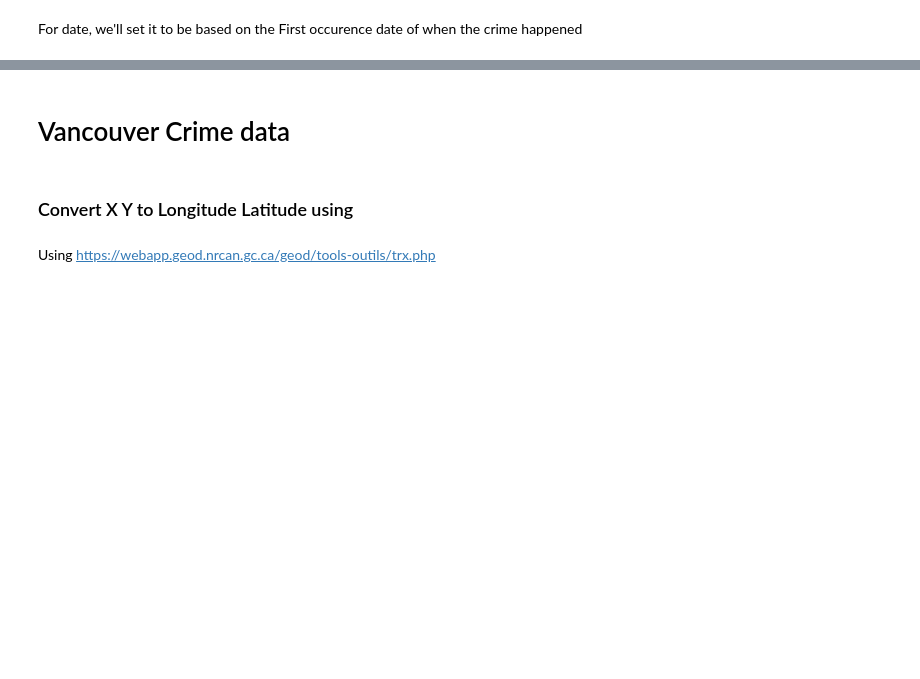
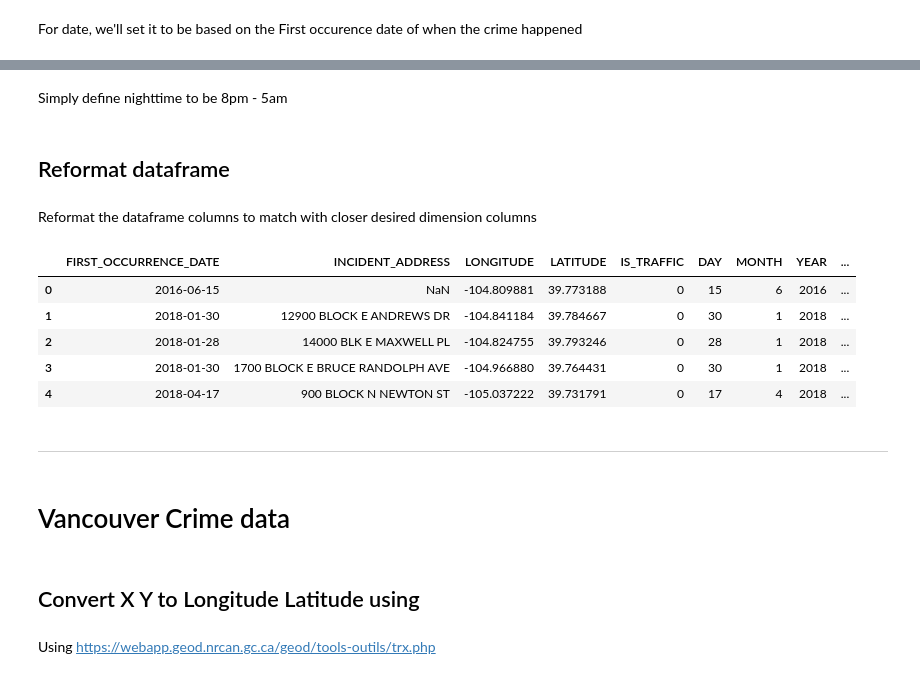
Before and after one commit to Quang-Vinh/Crime-Data-Mart, a Jupyter notebook: 2 - Data Staging/Crime Preprocessing.ipynb, the cells around one changed output, grey strips where cells are left out. Saved outputs shown, nothing was run; the diff lists cells and outputs as text; code cells hidden in the pictures; blank space fills up the shorter version.

```diff
--- a/2 - Data Staging/Crime Preprocessing.ipynb
+++ b/2 - Data Staging/Crime Preprocessing.ipynb
@@ -132,3 +135,10 @@ denver_crimes['IS_MONTH_START'] = denver_crimes['FIRST_OCCURRENCE_DATE'].dt.is_m
 denver_crimes['IS_MONTH_END'] = denver_crimes['FIRST_OCCURRENCE_DATE'].dt.is_month_end
 denver_crimes['IS_YEAR_START'] = denver_crimes['FIRST_OCCURRENCE_DATE'].dt.is_year_start
 denver_crimes['IS_YEAR_END'] = denver_crimes['FIRST_OCCURRENCE_DATE'].dt.is_year_end
+
+
+# Set times
+denver_crimes['FIRST_OCCURRENCE_TIME'] = denver_crimes.FIRST_OCCURRENCE_DATE.dt.time
+denver_crimes['REPORTED_TIME'] = denver_crimes.REPORTED_DATE.dt.time
+denver_crimes['LAST_OCCURRENCE_TIME'] = denver_crimes.LAST_OCCURRENCE_DATE.dt.time
+denver_crimes['FIRST_OCCURRENCE_DATE'] = denver_crimes.FIRST_OCCURRENCE_DATE.dt.date
@@ -135,4 +147,4 @@ denver_crimes['IS_YEAR_END'] = denver_crimes['FIRST_OCCURRENCE_DATE'].dt.is_year
 # %%
 # Add city
 
-denver_crimes['City'] = 'Denver'
+denver_crimes['CITY'] = 'Denver'
@@ -148,0 +182,43 @@ maybe capitalize neighboord names as well
+# %% [markdown]
+Simply define nighttime to be 8pm - 5am
+# %%
+# Is Traffic is already present
+
+# Is Fatal
+denver_crimes['IS_FATAL'] = denver_crimes.OFFENSE_CATEGORY_NAME == 'Murder'
+
+# Is Nighttime
+night_start = time(hour = 20, minute = 0, second = 0)
+night_end = time(hour = 5, minute = 0, second = 0)
+denver_crimes['IS_NIGHTTIME'] = (denver_crimes.FIRST_OCCURRENCE_TIME > night_start) | (denver_crimes.FIRST_OCCURRENCE_TIME < night_end)
+# %% [markdown]
+## Reformat dataframe
+# %% [markdown]
+Reformat the dataframe columns to match with closer desired dimension columns
+# %%
+# Drop unused columns
+cols_drop = ['INCIDENT_ID', 'OFFENSE_ID', 'OFFENSE_CODE', 'OFFENSE_CODE_EXTENSION', 'OFFENSE_TYPE_ID', 'OFFENSE_CATEGORY_ID', 'GEO_X', 'GEO_Y',
+             'DISTRICT_ID', 'PRECINCT_ID', 'NEIGHBORHOOD_ID', 'IS_CRIME', 'LAST_OCCURRENCE_DATE', 'REPORTED_DATE']
+denver_crimes.drop(cols_drop, axis = 1, inplace = True)
+
+
+# Rename cols
+denver_crimes = denver_crimes.rename(
+    columns = {'GEO_LON': 'LONGITUDE',
+               'GEO_LAT': 'LATITUDE',
+               'OFFENSE_TYPE_NAME': 'OFFENSE_TYPE',
+               'OFFENSE_CATEGORY_NAME': 'OFFENSE_CATEGORY',
+               'NEIGHBORHOOD_NAME': 'NEIGHBORHOOD',
+               'INCIDENT_ADDRRESS': 'LOCATION'}
+)
+# %%
+# Check final preprocessed data
+
+denver_crimes.head(5)
+# %% [output]
+|  | FIRST_OCCURRENCE_DATE | INCIDENT_ADDRESS | LONGITUDE | LATITUDE | IS_TRAFFIC | DAY | MONTH | YEAR | ... |
+| 0 | 2016-06-15 | NaN | -104.809881 | 39.773188 | 0 | 15 | 6 | 2016 | ... |
+| 1 | 2018-01-30 | 12900 BLOCK E ANDREWS DR | -104.841184 | 39.784667 | 0 | 30 | 1 | 2018 | ... |
+| 2 | 2018-01-28 | 14000 BLK E MAXWELL PL | -104.824755 | 39.793246 | 0 | 28 | 1 | 2018 | ... |
+| 3 | 2018-01-30 | 1700 BLOCK E BRUCE RANDOLPH AVE | -104.966880 | 39.764431 | 0 | 30 | 1 | 2018 | ... |
+| 4 | 2018-04-17 | 900 BLOCK N NEWTON ST | -105.037222 | 39.731791 | 0 | 17 | 4 | 2018 | ... |
@@ -149,3 +229,5 @@ maybe capitalize neighboord names as well
+# %% [markdown]
+---
 # %% [markdown]
 # Vancouver Crime data
 # %%
@@ -153,7 +235,7 @@ vancouver_data_path = '../data/vancouver_crime_data/'
 
 vancouver_crimes = pd.read_csv(vancouver_data_path + 'crimedata_csv_all_years.csv')
 # %% [markdown]
-### Convert X Y to Longitude Latitude using
+## Convert X Y to Longitude Latitude using
 # %% [markdown]
 Using https://webapp.geod.nrcan.gc.ca/geod/tools-outils/trx.php
 # %%
```
Also changed, not shown: parts of 51 cells of this notebook.
